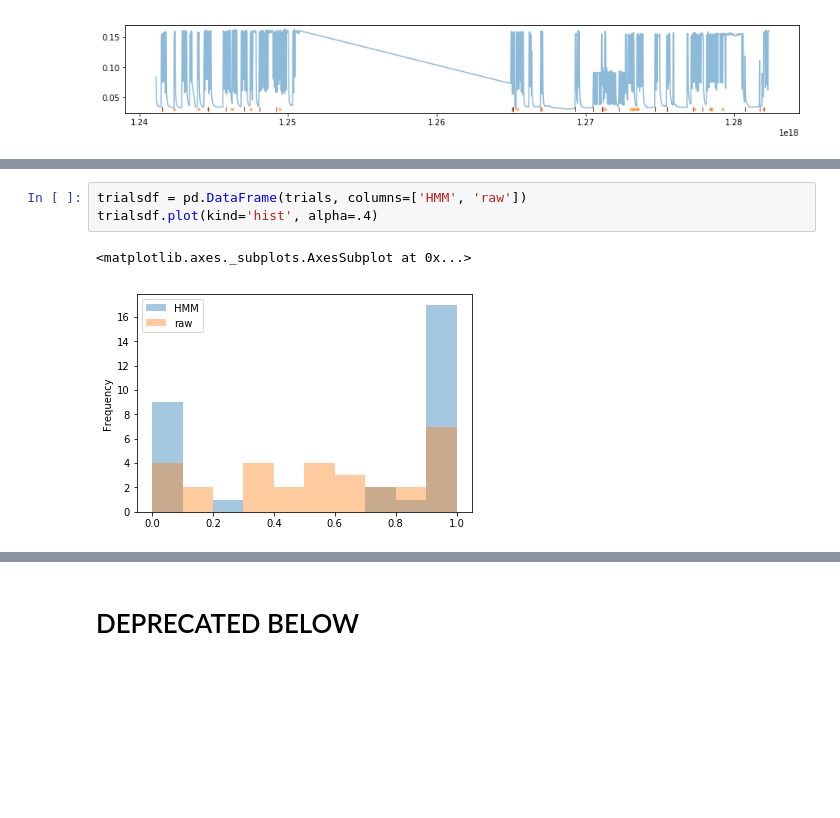
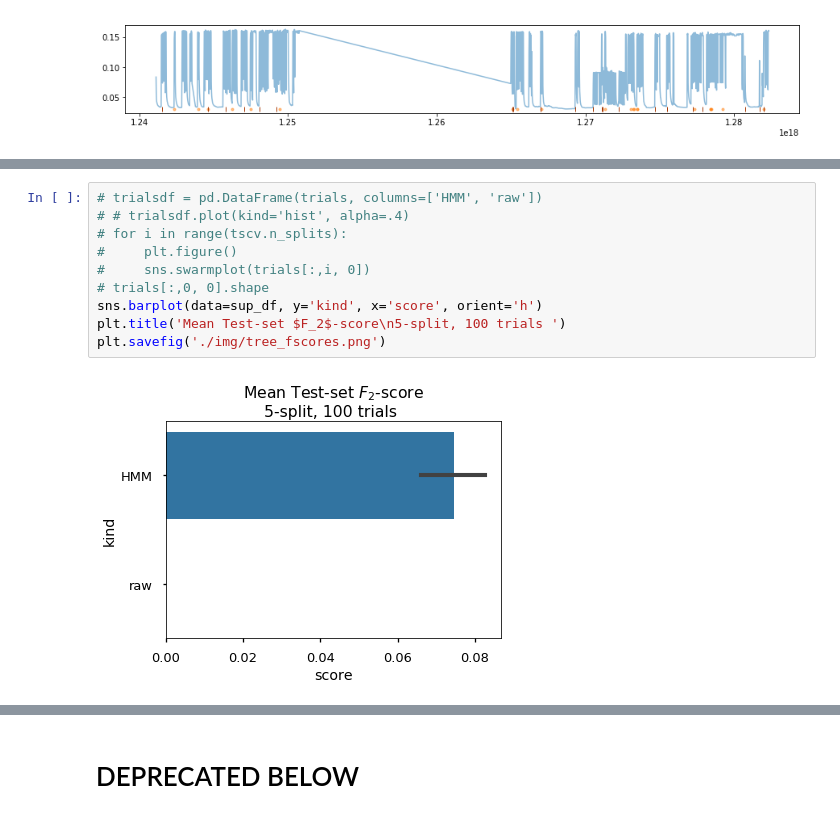
Before and after one commit to rtbs-dev/phm-feature-maker, a Jupyter notebook: tutorial.ipynb, the cells around one changed output, grey strips where cells are left out. Drawn from its saved outputs; the diff is of its cells as text; blank space fills up the shorter version.

```diff
--- a/tutorial.ipynb
+++ b/tutorial.ipynb
@@ -240,6 +283,12 @@ for n, (train_idx, test_idx) in enumerate(tscv.split(X)):
-# %%
-trialsdf = pd.DataFrame(trials, columns=['HMM', 'raw'])
-trialsdf.plot(kind='hist', alpha=.4)
-# %% [output]
-<matplotlib.axes._subplots.AxesSubplot at 0x...>
-[figure, removed]
+# %%
+# trialsdf = pd.DataFrame(trials, columns=['HMM', 'raw'])
+# # trialsdf.plot(kind='hist', alpha=.4)
+# for i in range(tscv.n_splits):
+#     plt.figure()
+#     sns.swarmplot(trials[:,i, 0])
+# trials[:,0, 0].shape
+sns.barplot(data=sup_df, y='kind', x='score', orient='h')
+plt.title('Mean Test-set $F_2$-score\n5-split, 100 trials ')
+plt.savefig('./img/tree_fscores.png')
+# %% [output]
+[figure, added]
```
Also changed, not shown: parts of 13 cells of this notebook, 9 other files.
